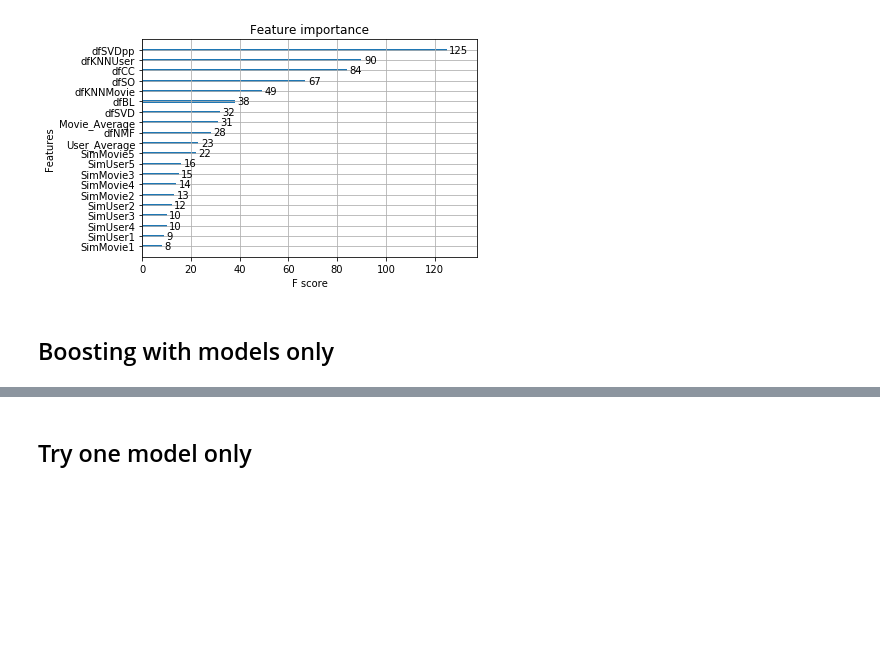
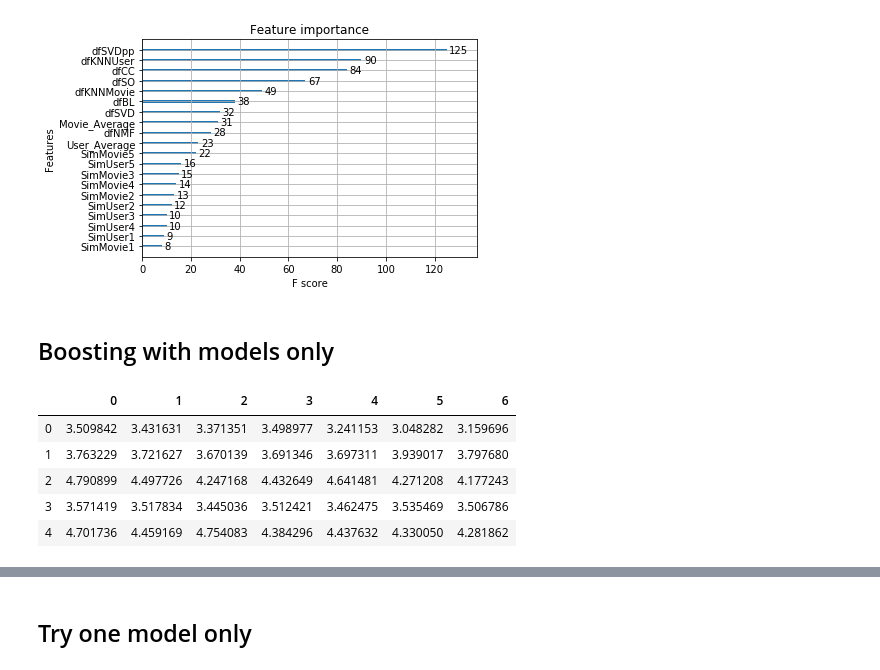
Before and after one commit to byrek3d/ML-Project-2-EPFL, a Jupyter notebook: run.ipynb, the cells around one changed output, grey strips where cells are left out. Saved outputs shown, nothing was run; the diff lists cells and outputs as text; code cells hidden in the pictures; blank space fills up the shorter version.

```diff
--- a/run.ipynb
+++ b/run.ipynb
@@ -71,7 +71,7 @@ n_epochsSVD=800
 lr_allSVD=0.001667
 reg_allSVD=0.1
 
-epochs_SVDpp= 30
+epochs_SVDpp= 20
 
 n_cltr_uCC=13
 n_cltr_iCC=13
@@ -618,6 +618,17 @@ for i in preds:
 u.create_csv_submission(ids, list_prds, "submissionBlendedFull.csv")
 # %% [markdown]
 ## Boosting with models only
+# %%
+df_val=pd.concat([df_val,dfSO],ignore_index=True,axis=1)
+# %%
+df_val.head()
+# %% [output]
+|  | 0 | 1 | 2 | 3 | 4 | 5 | 6 |
+| 0 | 3.509842 | 3.431631 | 3.371351 | 3.498977 | 3.241153 | 3.048282 | 3.159696 |
+| 1 | 3.763229 | 3.721627 | 3.670139 | 3.691346 | 3.697311 | 3.939017 | 3.797680 |
+| 2 | 4.790899 | 4.497726 | 4.247168 | 4.432649 | 4.641481 | 4.271208 | 4.177243 |
+| 3 | 3.571419 | 3.517834 | 3.445036 | 3.512421 | 3.462475 | 3.535469 | 3.506786 |
+| 4 | 4.701736 | 4.459169 | 4.754083 | 4.384296 | 4.437632 | 4.330050 | 4.281862 |
 # %%
 # for xgboosting
 df_val=pd.concat([dfCC,dfBL,dfSVD,dfSVDpp,dfNMF,dfKNNMovie,dfKNNUser,dfSO,dfMFSGD,dfMFALS,dfBLGlobal,dfBLMovie, dfBLUser],ignore_index=True,axis=1)
```
Also changed, not shown: parts of 17 cells of this notebook, 1 other file.
